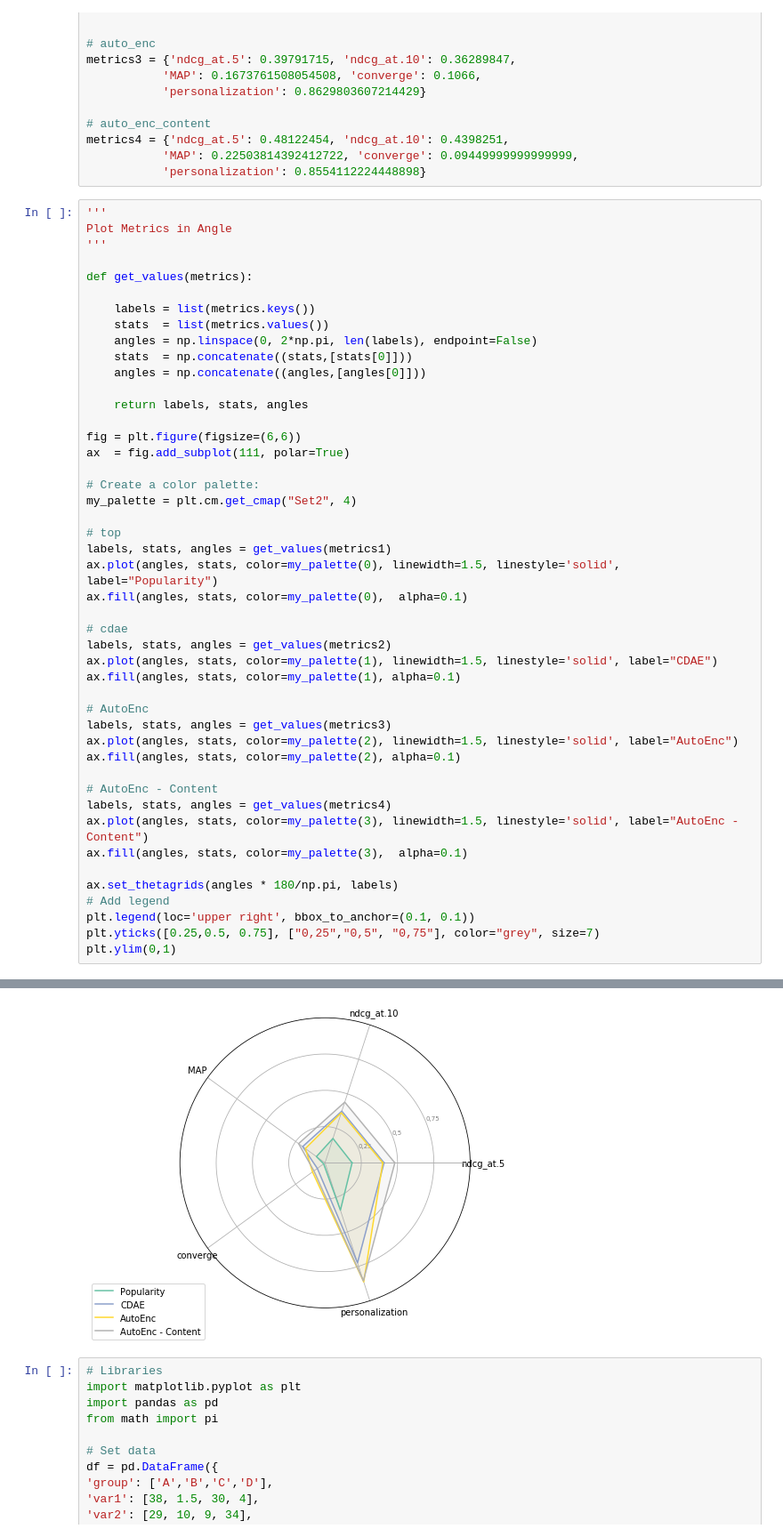
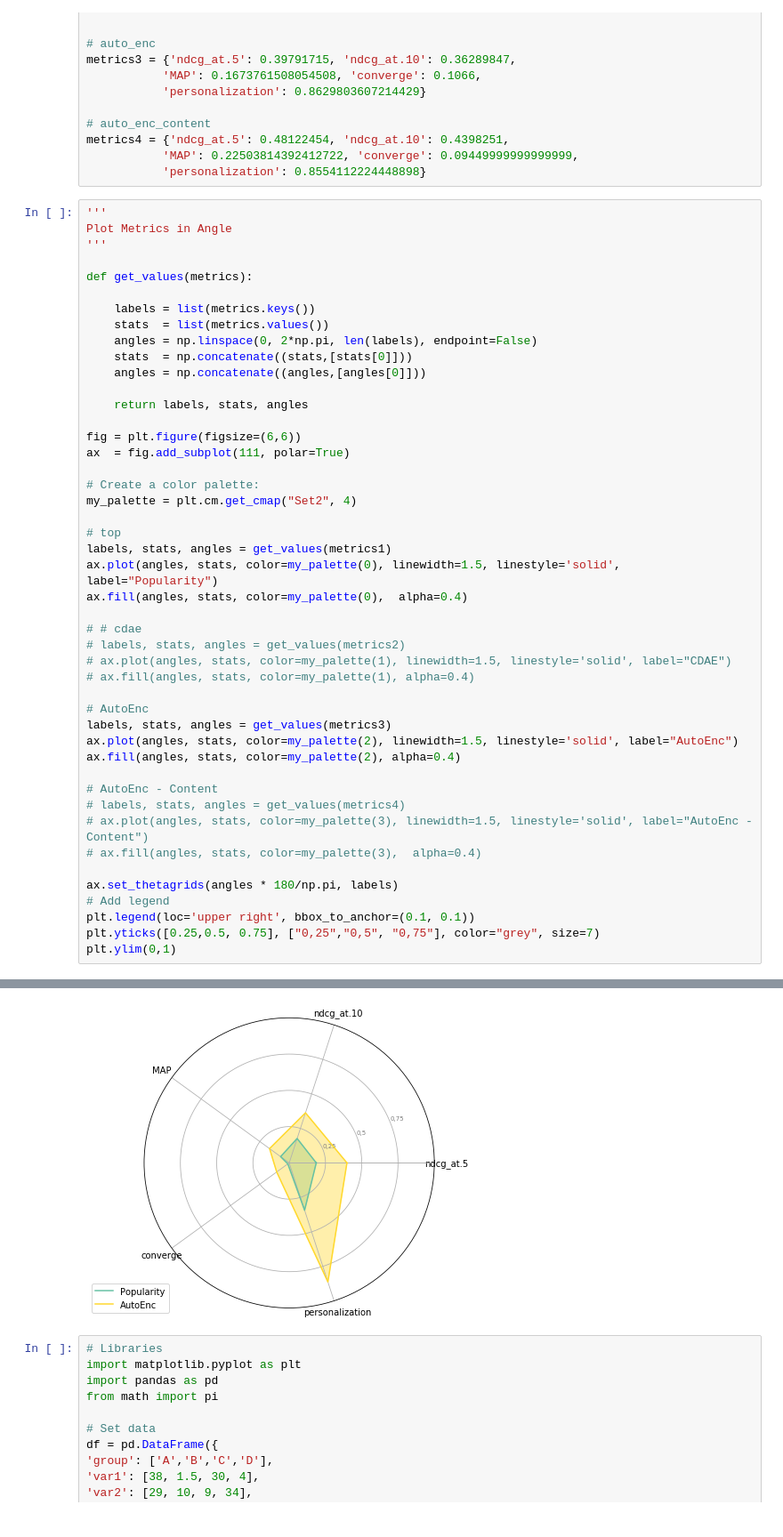
Before and after one commit to marlesson/recsys_autoencoders, a Jupyter notebook: notebooks/Plot Metrics.ipynb, the cells around one changed output, grey strips where cells are left out. Shown at 89% size. Saved outputs shown, nothing was run; the diff lists cells and outputs as text.

```diff
--- a/notebooks/Plot Metrics.ipynb
+++ b/notebooks/Plot Metrics.ipynb
@@ -40,43 +40,43 @@ def get_values(metrics):
     angles = np.linspace(0, 2*np.pi, len(labels), endpoint=False)
     stats  = np.concatenate((stats,[stats[0]]))
     angles = np.concatenate((angles,[angles[0]]))
 
     return labels, stats, angles
 
 fig = plt.figure(figsize=(6,6))
 ax  = fig.add_subplot(111, polar=True)
 
 # Create a color palette:
 my_palette = plt.cm.get_cmap("Set2", 4)
 
 # top
 labels, stats, angles = get_values(metrics1)
 ax.plot(angles, stats, color=my_palette(0), linewidth=1.5, linestyle='solid', label="Popularity")
-ax.fill(angles, stats, color=my_palette(0),  alpha=0.1)
+ax.fill(angles, stats, color=my_palette(0),  alpha=0.4)
 
-# cdae
-labels, stats, angles = get_values(metrics2)
-ax.plot(angles, stats, color=my_palette(1), linewidth=1.5, linestyle='solid', label="CDAE")
-ax.fill(angles, stats, color=my_palette(1), alpha=0.1)
+# # cdae
+# labels, stats, angles = get_values(metrics2)
+# ax.plot(angles, stats, color=my_palette(1), linewidth=1.5, linestyle='solid', label="CDAE")
+# ax.fill(angles, stats, color=my_palette(1), alpha=0.4)
 
 # AutoEnc
 labels, stats, angles = get_values(metrics3)
 ax.plot(angles, stats, color=my_palette(2), linewidth=1.5, linestyle='solid', label="AutoEnc")
-ax.fill(angles, stats, color=my_palette(2), alpha=0.1)
+ax.fill(angles, stats, color=my_palette(2), alpha=0.4)
 
 # AutoEnc - Content
-labels, stats, angles = get_values(metrics4)
-ax.plot(angles, stats, color=my_palette(3), linewidth=1.5, linestyle='solid', label="AutoEnc - Content")
-ax.fill(angles, stats, color=my_palette(3),  alpha=0.1)
+# labels, stats, angles = get_values(metrics4)
+# ax.plot(angles, stats, color=my_palette(3), linewidth=1.5, linestyle='solid', label="AutoEnc - Content")
+# ax.fill(angles, stats, color=my_palette(3),  alpha=0.4)
 
 ax.set_thetagrids(angles * 180/np.pi, labels)
 # Add legend
 plt.legend(loc='upper right', bbox_to_anchor=(0.1, 0.1))
 plt.yticks([0.25,0.5, 0.75], ["0,25","0,5", "0,75"], color="grey", size=7)
 plt.ylim(0,1)
 # %% [output]
 (0, 1)
-[figure, old version]
+[figure, new version]
 # %%
 # Libraries
 import matplotlib.pyplot as plt
```
Also changed, not shown: 2 other files.
